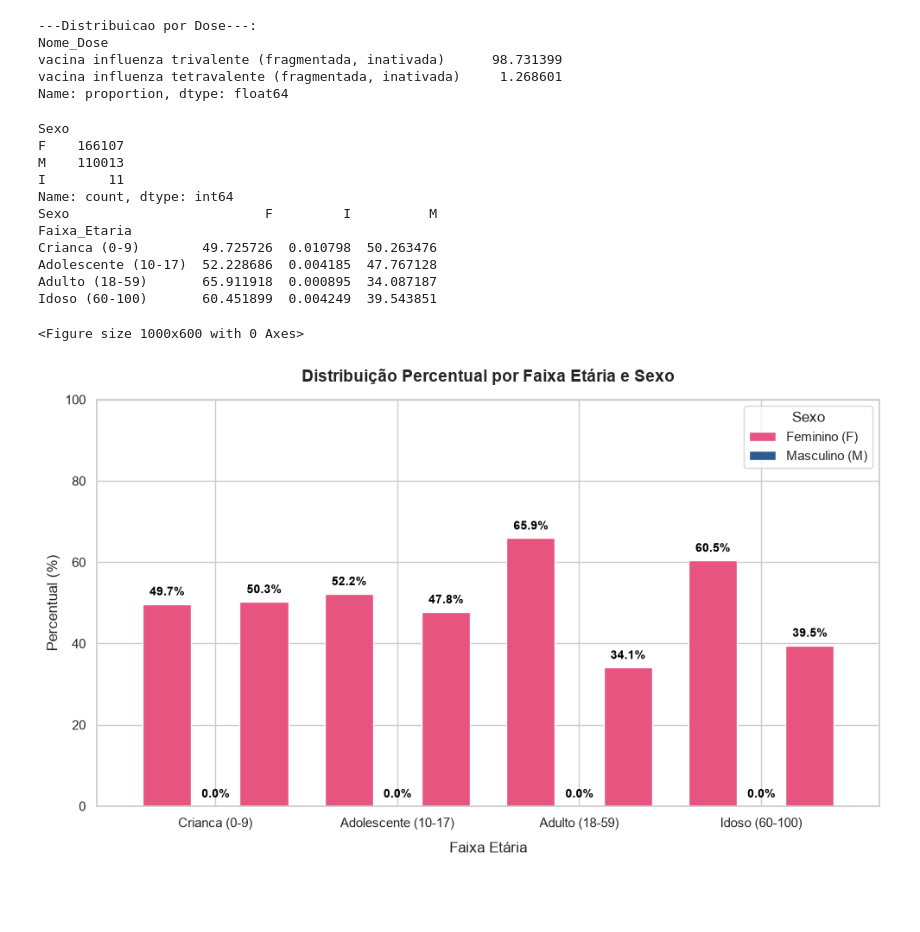
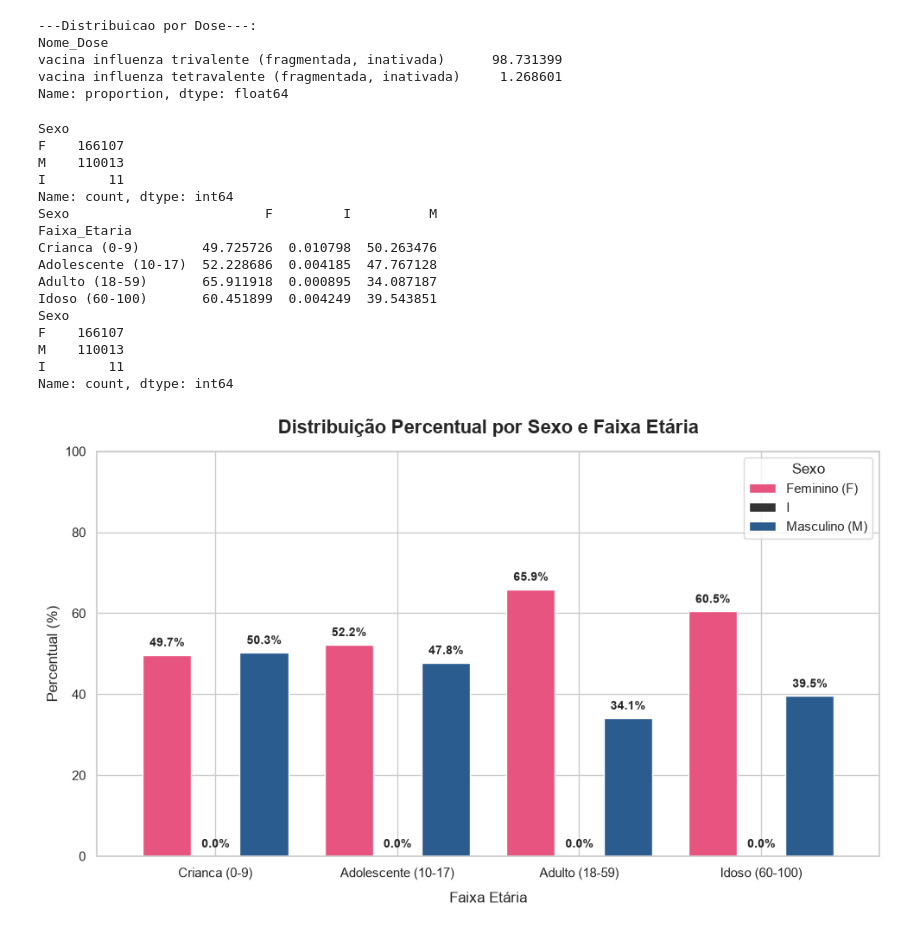
Before and after one commit to N1tr0Lucas/Trabalho-Big-Data-em-Python, a Jupyter notebook: Trabalho_BigDataPython.ipynb, the cells around one changed output. Drawn from its saved outputs; the diff is of its cells as text; code cells hidden in the pictures; blank space fills up the shorter version.

Commit message:
Atualizando a distribuicao de sexo por faixa etaria

```diff
--- a/Trabalho_BigDataPython.ipynb
+++ b/Trabalho_BigDataPython.ipynb
@@ -292,47 +292,60 @@ print(tabela_cruzada)
 
 bins = [0, 10, 18, 60, 100]
 
 labels = ['Crianca (0-9)', 'Adolescente (10-17)', 'Adulto (18-59)', 'Idoso (60-100)']
 df['Faixa_Etaria'] = pd.cut(df['Idade'], bins=bins, labels=labels, right=False)
 
+df['Sexo'] = df['Sexo'].astype(str).str.strip().str.upper().str[0]
+print(df['Sexo'].value_counts(dropna=False))
+
 tabela_cruzada = pd.crosstab(df['Faixa_Etaria'], df['Sexo'], normalize='index') * 100
 
+cores = {'F': '#e75480', 'M': '#2b5c8f'}
+nomes = {'F': 'Feminino (F)', 'M': 'Masculino (M)'}
+
 sns.set_theme(style="whitegrid")
-plt.figure(figsize=(10, 6))
+fig, ax = plt.subplots(figsize=(10, 6))
 
-ax = tabela_cruzada.plot(kind='bar', figsize=(10,6), color=['#e75480', '#2b5c8f'], width=0.8)
+tabela_cruzada.plot(
+    kind='bar', ax=ax, width=0.8, color=[cores.get(c, '#333333') for c in tabela_cruzada.columns]
+)
 
-plt.title('Distribuição Percentual por Faixa Etária e Sexo', fontsize=14, fontweight='bold', pad=15)
-
-plt.xlabel('Faixa Etária', fontsize=12, labelpad=10)
-plt.ylabel('Percentual (%)', fontsize=12)
-plt.xticks(rotation=0, fontsize=11)
-plt.ylim(0, 100)
-plt.legend(['Feminino (F)', 'Masculino (M)'], title='Sexo', frameon=True, facecolor='white')
-
+ax.set_title('Distribuição Percentual por Sexo e Faixa Etária', fontsize=16, fontweight='bold', pad=15)
+ax.set_xlabel('Faixa Etária', fontsize=12, labelpad=10)
+ax.set_ylabel('Percentual (%)', fontsize=12)
+ax.set_ylim(0, 100)
+ax.tick_params(axis='x', rotation=0, labelsize=11)
+ax.legend([nomes.get(c,c) for c in tabela_cruzada.columns], title='Sexo', frameon=True, facecolor='white')
 
 for p in ax.patches:
-    height = p.get_height()
-    if height > 0:
-        ax.annotate(f'{height:.1f}%',
-                    (p.get_x() + p.get_width() /2. , height /2. if False else height + 1.5),
-                    ha='center', va='bottom', fontsize=10, color='black', fontweight='bold')
+    h = p.get_height()
+    if h > 0:
+        ax.annotate(f'{h:.1f}%', (p.get_x() + p.get_width() / 2, h + 1.5),
+                    ha='center', va='bottom', fontsize=10, fontweight='bold')
+
 plt.tight_layout()
+
 plt.savefig('distribuicao_sexo_faixa_etaria.png', dpi=300)
+
 plt.show()
+
 #print("\n---Perfil por Faixa Etaria e Sexo---")
 #print(tabela_cruzada)
 # %% [output]
 Sexo
 F    166107
 M    110013
 I        11
 Name: count, dtype: int64
 Sexo                         F         I          M
 Faixa_Etaria
 Crianca (0-9)        49.725726  0.010798  50.263476
 Adolescente (10-17)  52.228686  0.004185  47.767128
 Adulto (18-59)       65.911918  0.000895  34.087187
 Idoso (60-100)       60.451899  0.004249  39.543851
+Sexo
+F    166107
+M    110013
+I        11
+Name: count, dtype: int64
-<Figure size 1000x600 with 0 Axes>
-[figure, old version]
+[figure, new version]
```
Also changed, not shown: 1 other file.
